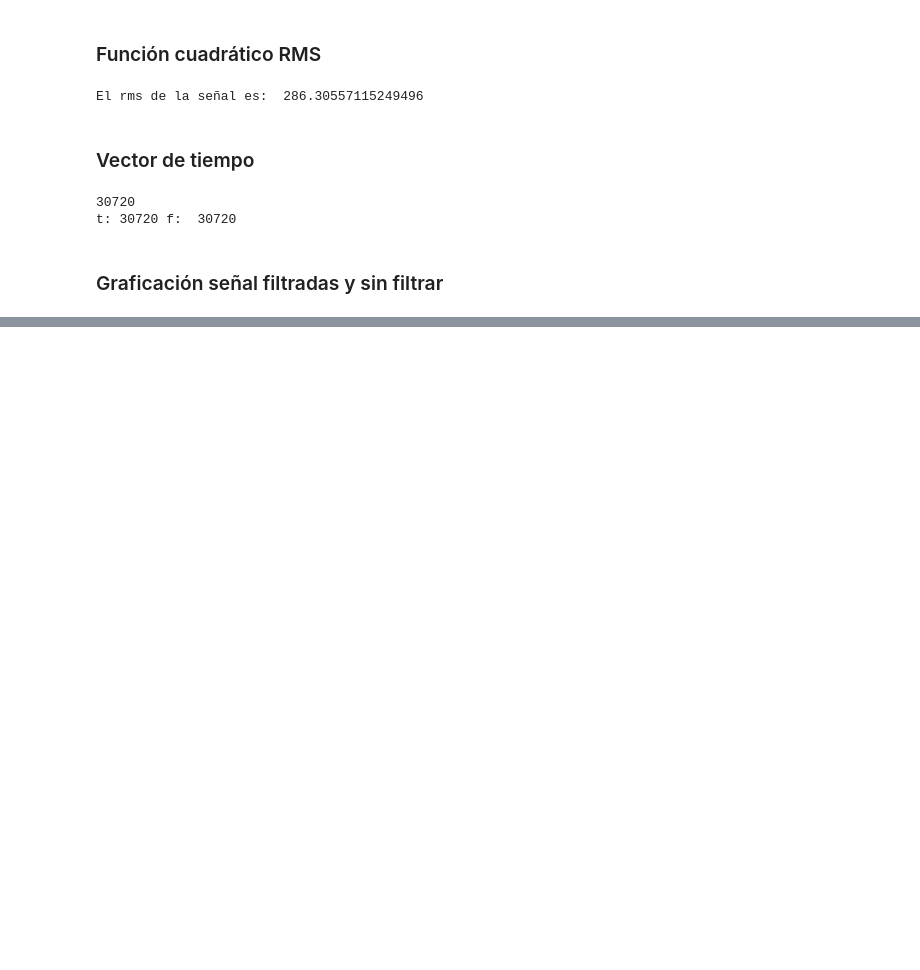
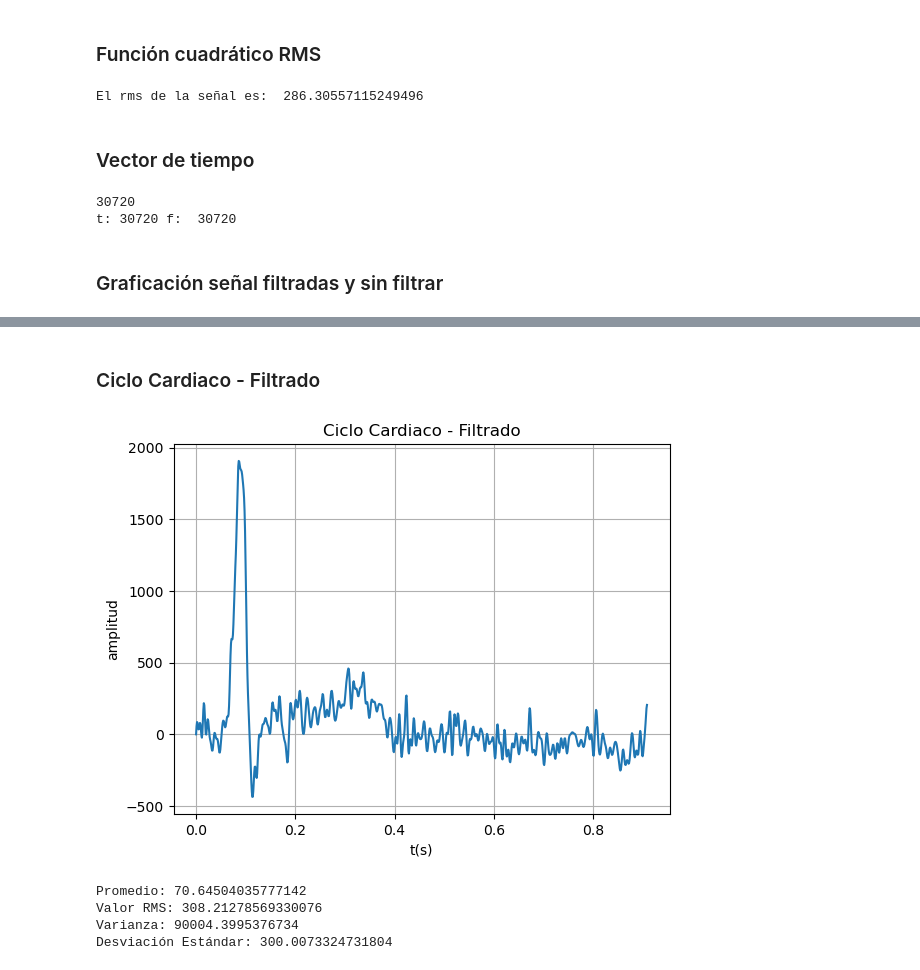
Before and after one commit to Arual1o/Lab_biosenales, a Jupyter notebook: Practica_3/P3_LauraVargas_IsabelaTrujillo.ipynb, the cells around one changed output, grey strips where cells are left out. Drawn from its saved outputs; the diff is of its cells as text; code cells hidden in the pictures; blank space fills up the shorter version.

```diff
--- a/Practica_3/P3_LauraVargas_IsabelaTrujillo.ipynb
+++ b/Practica_3/P3_LauraVargas_IsabelaTrujillo.ipynb
@@ -74,0 +129,27 @@ Se realiza un filtro pasa bandas, esto porque se disminuye la cantidad de datos
+# %% [markdown]
+### Ciclo Cardiaco - Filtrado
+# %%
+inicio_ciclo=0
+fin_ciclo=931
+c_cardiaco=ECGf[0][inicio_ciclo:fin_ciclo]
+t=t2[inicio_ciclo:fin_ciclo]
+plt.plot(t,c_cardiaco)
+plt.title('Ciclo Cardiaco - Filtrado')
+plt.xlabel('t(s)')
+plt.ylabel('amplitud')
+plt.grid()
+plt.show()
+prom=np.mean(c_cardiaco)
+rms=np.sqrt(np.mean(c_cardiaco**2))
+vari=np.var(c_cardiaco)
+dev_estandar=np.std(c_cardiaco)
+print('Promedio:', prom)
+print('Valor RMS:', rms)
+print('Varianza:', vari)
+print('Desviación Estándar:', dev_estandar)
+# %% [output]
+[figure, added]
+Promedio: 70.64504035777142
+Valor RMS: 308.21278569330076
+Varianza: 90004.3995376734
+Desviación Estándar: 300.0073324731804
```
Also changed, not shown: parts of 20 cells of this notebook, 1 other file.
